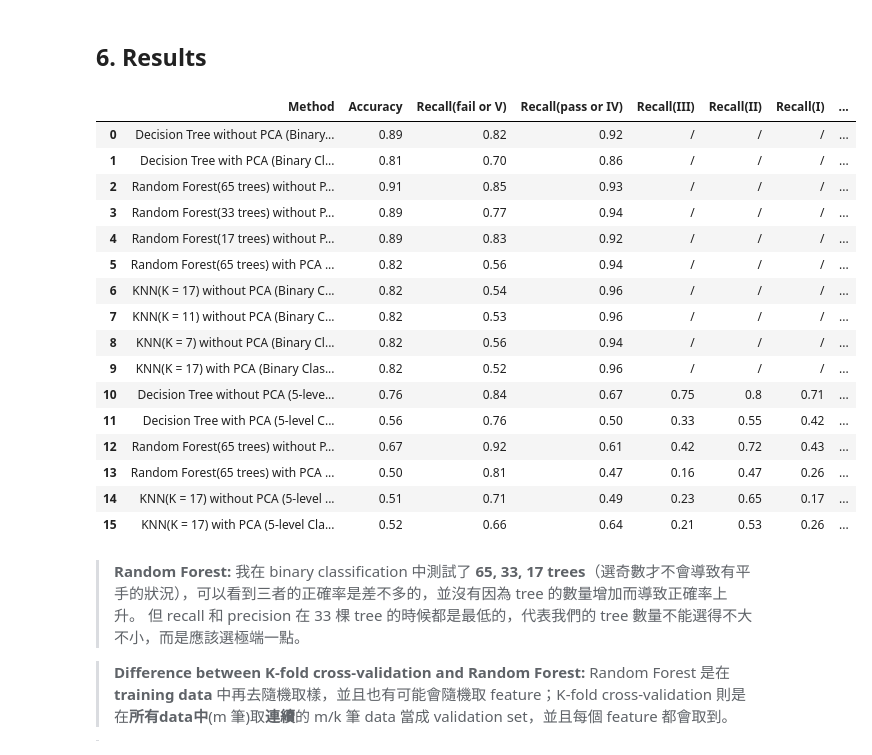
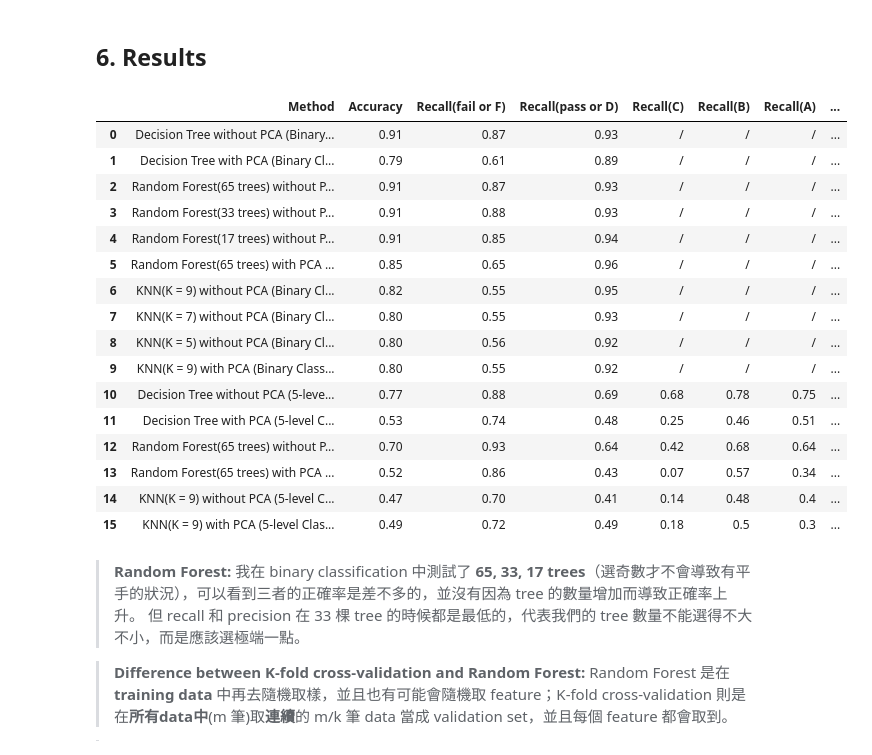
Before and after one commit to ee-chiu/ML-hw2, a Jupyter notebook: hw2.ipynb, the cells around one changed output. Saved outputs shown, nothing was run; the diff lists cells and outputs as text; code cells hidden in the pictures.

```diff
--- a/hw2.ipynb
+++ b/hw2.ipynb
@@ -95,14 +90,17 @@ def getPCA(X):
     PCA_X = pca.fit(X).transform(X)
     return PCA_X
 # %%
-PCA_X = getPCA(X)
+PCA_X = getPCA(X, 20) # 對 X 降維（降維到 20 維）
 # %% [markdown]
 ## 4. Model Construction
 # %%
 def decision_tree(X_train, y_train, draw):
-    model = DecisionTreeClassifier(criterion = "gini", max_depth = 7, max_leaf_nodes = 10)
+    model = DecisionTreeClassifier(criterion = "gini", max_depth = 7, max_leaf_nodes = 10, random_state = np.random.RandomState(seed = 2048))
+    #得到 decision tree 的 model
+
     model.fit(X_train, y_train)
 
+    #畫出 decision tree 的圖
     if draw == 1:
         labels = ["fail", "pass"]
         dot_data = export_graphviz(model, out_file = None, class_names = labels)
@@ -112,12 +110,14 @@ def decision_tree(X_train, y_train, draw):
     return model
 # %%
 def random_forest(X_train, y_train, n):
-    model = RandomForestClassifier(n_estimators = n, criterion = "gini", max_depth = 7)
+    model = RandomForestClassifier(n_estimators = n, criterion = "gini", max_depth = 7, random_state = np.random.RandomState(seed = 2584))
+    #得到 random forest 的 model
+
     model.fit(X_train, y_train)
     return model
 # %%
 def KNN(X_train, y_train, n):
-    model = KNeighborsClassifier(n_neighbors = n, weights = "distance")
+    model = KNeighborsClassifier(n_neighbors = n) # 得到 KNN 的 model
     model.fit(X_train, y_train)
     return model
 # %% [markdown]
@@ -225,55 +229,56 @@ def k_fold(X, y, mode):
 # %% [markdown]
 ## 6. Results
 # %%
+#得到每種 method 對應的 c_m_list, k_list
 d_no_2_c_m, d_no_2_list = k_fold(X, y_2, 0)
 d_wi_2_c_m, d_wi_2_list = k_fold(PCA_X, y_2, 1)
 r_no_2_c_m, r_no_2_list = k_fold(X, y_2, 2)
 r_wi_2_c_m, r_wi_2_list = k_fold(PCA_X, y_2, 3)
 K_no_2_c_m, K_no_2_list = k_fold(X, y_2, 4)
 K_wi_2_c_m, K_wi_2_list = k_fold(PCA_X, y_2, 5)
 
 d_no_5_c_m, d_no_5_list = k_fold(X, y_5, 6)
 d_wi_5_c_m, d_wi_5_list = k_fold(PCA_X, y_5, 7)
 r_no_5_c_m, r_no_5_list = k_fold(X, y_5, 8)
 r_wi_5_c_m, r_wi_5_list = k_fold(PCA_X, y_5, 9)
 K_no_5_c_m, K_no_5_list = k_fold(X, y_5, 10)
 K_wi_5_c_m, K_wi_5_list = k_fold(PCA_X, y_5, 11)
 
 r_no_2_c_m_2, r_no_2_list_2 = k_fold(X, y_2, 12)
 r_no_2_c_m_3, r_no_2_list_3 = k_fold(X, y_2, 13)
 
 K_no_2_c_m_2, K_no_2_list_2 = k_fold(X, y_2, 14)
 K_no_2_c_m_3, K_no_2_list_3 = k_fold(X, y_2, 15)
 
+#把所有 k_list 塞進 all_list 中
 all_list = [d_no_2_list, d_wi_2_list, r_no_2_list, r_no_2_list_2, r_no_2_list_3, r_wi_2_list, K_no_2_list, K_no_2_list_2,
             K_no_2_list_3, K_wi_2_list, d_no_5_list, d_wi_5_list, r_no_5_list, r_wi_5_list, K_no_5_list, K_wi_5_list]
-title_list =  ["Method", "Accuracy", "Recall(fail or V)", "Recall(pass or IV)",
-                     "Recall(III)", "Recall(II)", "Recall(I)", "Precision(fail or V)",
-                     "Precision(pass or IV)", "Precision(III)", "Precision(II)",
-                     "Precision(I)"] #把各個 column 名稱定好
 
-table = pd.DataFrame(all_list, columns = title_list)
-pd.set_option('display.width', 60)
-pd.set_option('display.max_colwidth', 100)
-table
+title_list =  ["Method", "Accuracy", "Recall(fail or F)", "Recall(pass or D)",
+                     "Recall(C)", "Recall(B)", "Recall(A)", "Precision(fail or F)",
+                     "Precision(pass or D)", "Precision(C)", "Precision(B)",
+                     "Precision(A)"] #把各個 column 名稱定好
+
+table = pd.DataFrame(all_list, columns = title_list) #把 table 用 DataFrame 顯示出來
+table # 顯示 table
 # %% [output]
-|  | Method | Accuracy | Recall(fail or V) | Recall(pass or IV) | Recall(III) | Recall(II) | Recall(I) | ... |
-| 0 | Decision Tree without PCA (Binary... | 0.89 | 0.82 | 0.92 | / | / | / | ... |
-| 1 | Decision Tree with PCA (Binary Cl... | 0.81 | 0.70 | 0.86 | / | / | / | ... |
-| 2 | Random Forest(65 trees) without P... | 0.91 | 0.85 | 0.93 | / | / | / | ... |
-| 3 | Random Forest(33 trees) without P... | 0.89 | 0.77 | 0.94 | / | / | / | ... |
-| 4 | Random Forest(17 trees) without P... | 0.89 | 0.83 | 0.92 | / | / | / | ... |
-| 5 | Random Forest(65 trees) with PCA ... | 0.82 | 0.56 | 0.94 | / | / | / | ... |
-| 6 | KNN(K = 17) without PCA (Binary C... | 0.82 | 0.54 | 0.96 | / | / | / | ... |
-| 7 | KNN(K = 11) without PCA (Binary C... | 0.82 | 0.53 | 0.96 | / | / | / | ... |
-| 8 | KNN(K = 7) without PCA (Binary Cl... | 0.82 | 0.56 | 0.94 | / | / | / | ... |
-| 9 | KNN(K = 17) with PCA (Binary Clas... | 0.82 | 0.52 | 0.96 | / | / | / | ... |
-| 10 | Decision Tree without PCA (5-leve... | 0.76 | 0.84 | 0.67 | 0.75 | 0.8 | 0.71 | ... |
-| 11 | Decision Tree with PCA (5-level C... | 0.56 | 0.76 | 0.50 | 0.33 | 0.55 | 0.42 | ... |
-| 12 | Random Forest(65 trees) without P... | 0.67 | 0.92 | 0.61 | 0.42 | 0.72 | 0.43 | ... |
-| 13 | Random Forest(65 trees) with PCA ... | 0.50 | 0.81 | 0.47 | 0.16 | 0.47 | 0.26 | ... |
-| 14 | KNN(K = 17) without PCA (5-level ... | 0.51 | 0.71 | 0.49 | 0.23 | 0.65 | 0.17 | ... |
-| 15 | KNN(K = 17) with PCA (5-level Cla... | 0.52 | 0.66 | 0.64 | 0.21 | 0.53 | 0.26 | ... |
+|  | Method | Accuracy | Recall(fail or F) | Recall(pass or D) | Recall(C) | Recall(B) | Recall(A) | ... |
+| 0 | Decision Tree without PCA (Binary... | 0.91 | 0.87 | 0.93 | / | / | / | ... |
+| 1 | Decision Tree with PCA (Binary Cl... | 0.79 | 0.61 | 0.89 | / | / | / | ... |
+| 2 | Random Forest(65 trees) without P... | 0.91 | 0.87 | 0.93 | / | / | / | ... |
+| 3 | Random Forest(33 trees) without P... | 0.91 | 0.88 | 0.93 | / | / | / | ... |
+| 4 | Random Forest(17 trees) without P... | 0.91 | 0.85 | 0.94 | / | / | / | ... |
+| 5 | Random Forest(65 trees) with PCA ... | 0.85 | 0.65 | 0.96 | / | / | / | ... |
+| 6 | KNN(K = 9) without PCA (Binary Cl... | 0.82 | 0.55 | 0.95 | / | / | / | ... |
+| 7 | KNN(K = 7) without PCA (Binary Cl... | 0.80 | 0.55 | 0.93 | / | / | / | ... |
+| 8 | KNN(K = 5) without PCA (Binary Cl... | 0.80 | 0.56 | 0.92 | / | / | / | ... |
+| 9 | KNN(K = 9) with PCA (Binary Class... | 0.80 | 0.55 | 0.92 | / | / | / | ... |
+| 10 | Decision Tree without PCA (5-leve... | 0.77 | 0.88 | 0.69 | 0.68 | 0.78 | 0.75 | ... |
+| 11 | Decision Tree with PCA (5-level C... | 0.53 | 0.74 | 0.48 | 0.25 | 0.46 | 0.51 | ... |
+| 12 | Random Forest(65 trees) without P... | 0.70 | 0.93 | 0.64 | 0.42 | 0.68 | 0.64 | ... |
+| 13 | Random Forest(65 trees) with PCA ... | 0.52 | 0.86 | 0.43 | 0.07 | 0.57 | 0.34 | ... |
+| 14 | KNN(K = 9) without PCA (5-level C... | 0.47 | 0.70 | 0.41 | 0.14 | 0.48 | 0.4 | ... |
+| 15 | KNN(K = 9) with PCA (5-level Clas... | 0.49 | 0.72 | 0.49 | 0.18 | 0.5 | 0.3 | ... |
 # %% [markdown]
 > **Random Forest:** 我在 binary classification 中測試了 **65, 33, 17 trees**（選奇數才不會導致有平手的狀況），可以看到三者的正確率是差不多的，並沒有因為 tree 的數量增加而導致正確率上升。
   但 recall 和 precision 在 33 棵 tree 的時候都是最低的，代表我們的 tree 數量不能選得不大不小，而是應該選極端一點。
```
Also changed, not shown: parts of 24 cells of this notebook.
